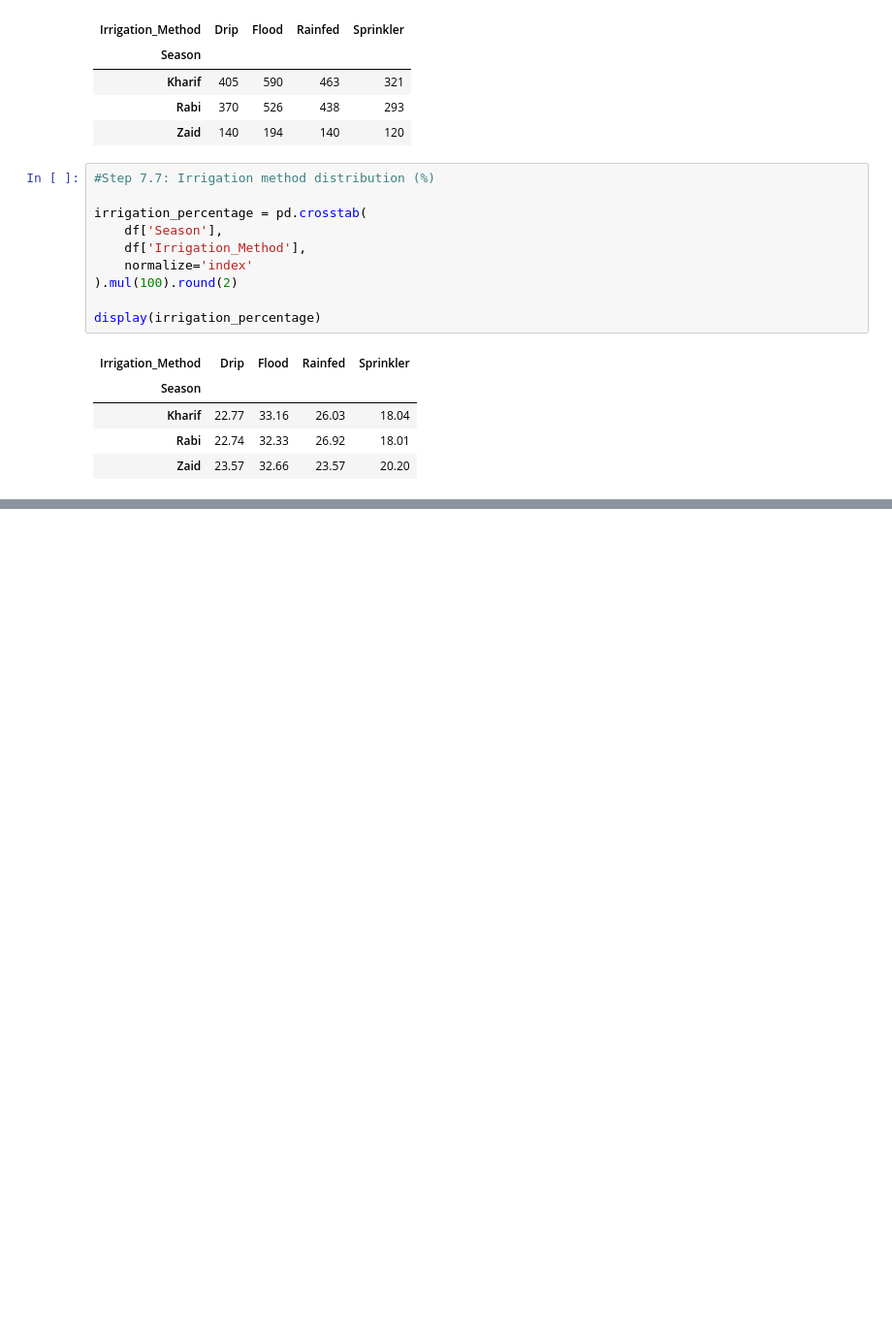
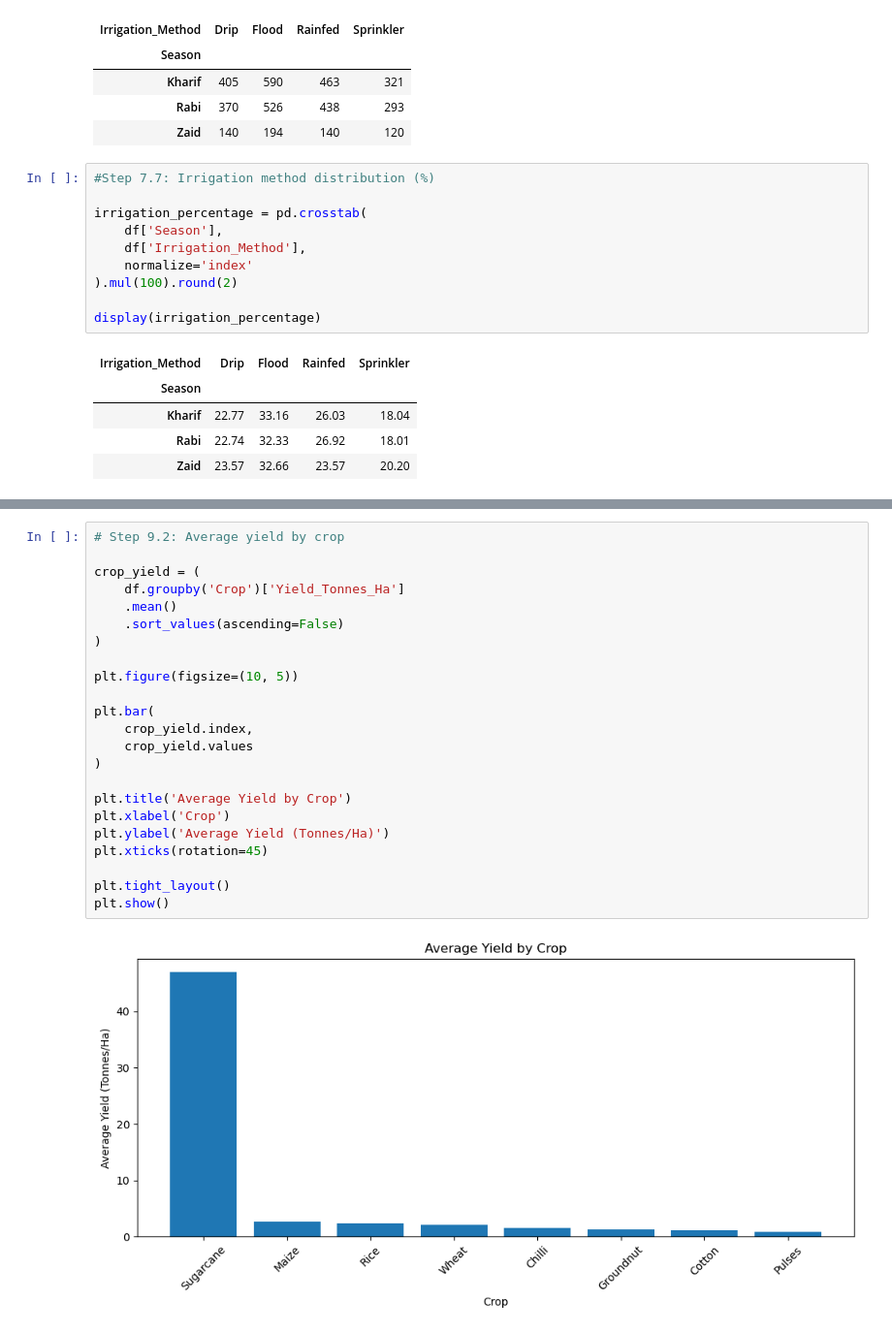
Before and after one commit to nachiket-mr360/Seasonal_Agriculture_performance_by_VOIS, a Jupyter notebook: seasonalAgriculturePerformance.ipynb, the cells around one changed output, grey strips where cells are left out. Shown at 97% size. Saved outputs shown, nothing was run; the diff lists cells and outputs as text; blank space fills up the shorter version.

```diff
--- a/seasonalAgriculturePerformance.ipynb
+++ b/seasonalAgriculturePerformance.ipynb
@@ -623,0 +805,25 @@ display(irrigation_percentage)
+# %%
+# Step 9.2: Average yield by crop
+
+crop_yield = (
+    df.groupby('Crop')['Yield_Tonnes_Ha']
+    .mean()
+    .sort_values(ascending=False)
+)
+
+plt.figure(figsize=(10, 5))
+
+plt.bar(
+    crop_yield.index,
+    crop_yield.values
+)
+
+plt.title('Average Yield by Crop')
+plt.xlabel('Crop')
+plt.ylabel('Average Yield (Tonnes/Ha)')
+plt.xticks(rotation=45)
+
+plt.tight_layout()
+plt.show()
+# %% [output]
+[figure, added]
```
Also changed, not shown: parts of 25 cells of this notebook.
